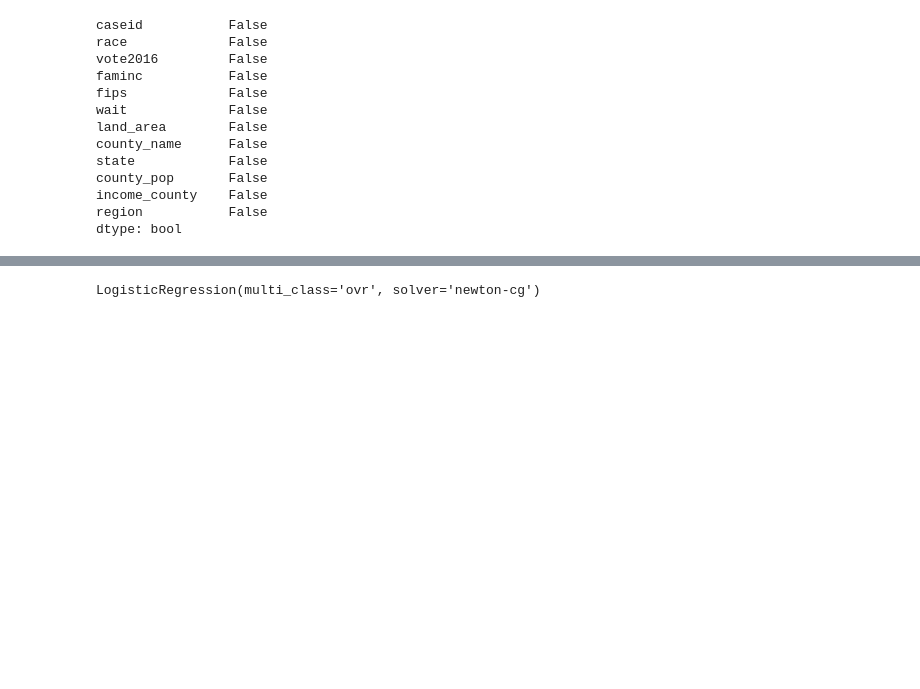
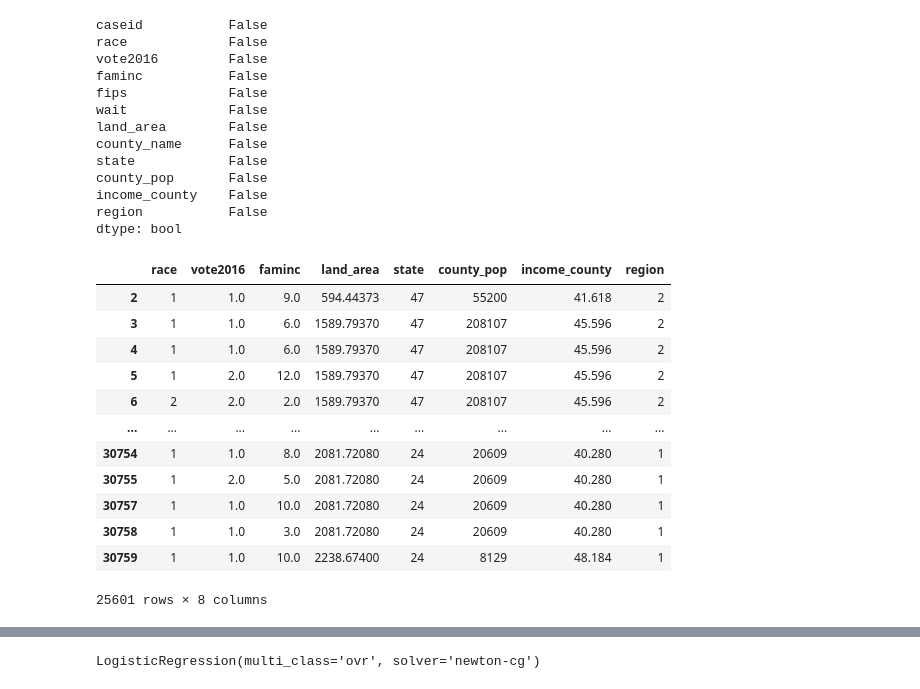
Before and after one commit to katemao-151/COMP562, a Jupyter notebook: final_project/final_project_vote2016.ipynb, the cells around one changed output, grey strips where cells are left out. Drawn from its saved outputs; the diff is of its cells as text; code cells hidden in the pictures; blank space fills up the shorter version.

```diff
--- a/final_project/final_project_vote2016.ipynb
+++ b/final_project/final_project_vote2016.ipynb
@@ -47,7 +47,25 @@ dtype: bool
 df = df[df.vote2016 != 5] #delete I don't recall candidate
 df = df[df.vote2016 != 4]  # delete i did not cast a vote, meaningless
 df = df[df.vote2016 != 3] #delete someone else - increases accuracy
+#df = df[df.vote2016 != 2] #delete someone else - increases accuracy
 df = df[df.wait != 6]  #delete i don't remember wait time
-df = df.drop(['caseid', 'fips', 'region','county_name'], axis=1)
+df = df[df.race != 7]  #delete i don't remember wait time
+df = df.drop(['caseid', 'fips','county_name','wait'], axis=1)
 #caseid is useless, fips is useless according to documentation,
 #region is redundent we have states, county_name is confusing -> different states could have same county name
+# %%
+df
+# %% [output]
+|  | race | vote2016 | faminc | land_area | state | county_pop | income_county | region |
+| 2 | 1 | 1.0 | 9.0 | 594.44373 | 47 | 55200 | 41.618 | 2 |
+| 3 | 1 | 1.0 | 6.0 | 1589.79370 | 47 | 208107 | 45.596 | 2 |
+| 4 | 1 | 1.0 | 6.0 | 1589.79370 | 47 | 208107 | 45.596 | 2 |
+| 5 | 1 | 2.0 | 12.0 | 1589.79370 | 47 | 208107 | 45.596 | 2 |
+| 6 | 2 | 2.0 | 2.0 | 1589.79370 | 47 | 208107 | 45.596 | 2 |
+| ... | ... | ... | ... | ... | ... | ... | ... | ... |
+| 30754 | 1 | 1.0 | 8.0 | 2081.72080 | 24 | 20609 | 40.280 | 1 |
+| 30755 | 1 | 2.0 | 5.0 | 2081.72080 | 24 | 20609 | 40.280 | 1 |
+| 30757 | 1 | 1.0 | 10.0 | 2081.72080 | 24 | 20609 | 40.280 | 1 |
+| 30758 | 1 | 1.0 | 3.0 | 2081.72080 | 24 | 20609 | 40.280 | 1 |
+| 30759 | 1 | 1.0 | 10.0 | 2238.67400 | 24 | 8129 | 48.184 | 1 |
+25601 rows × 8 columns
```
Also changed, not shown: parts of 23 cells of this notebook, 4 other files.
